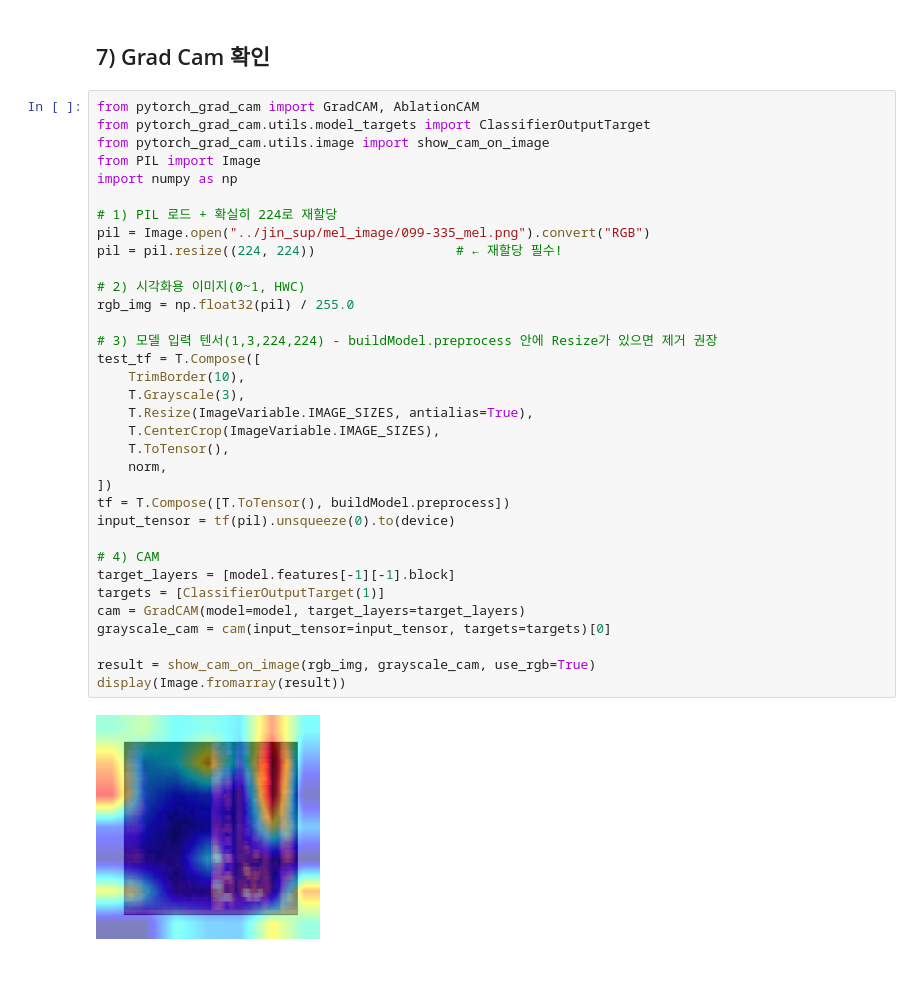
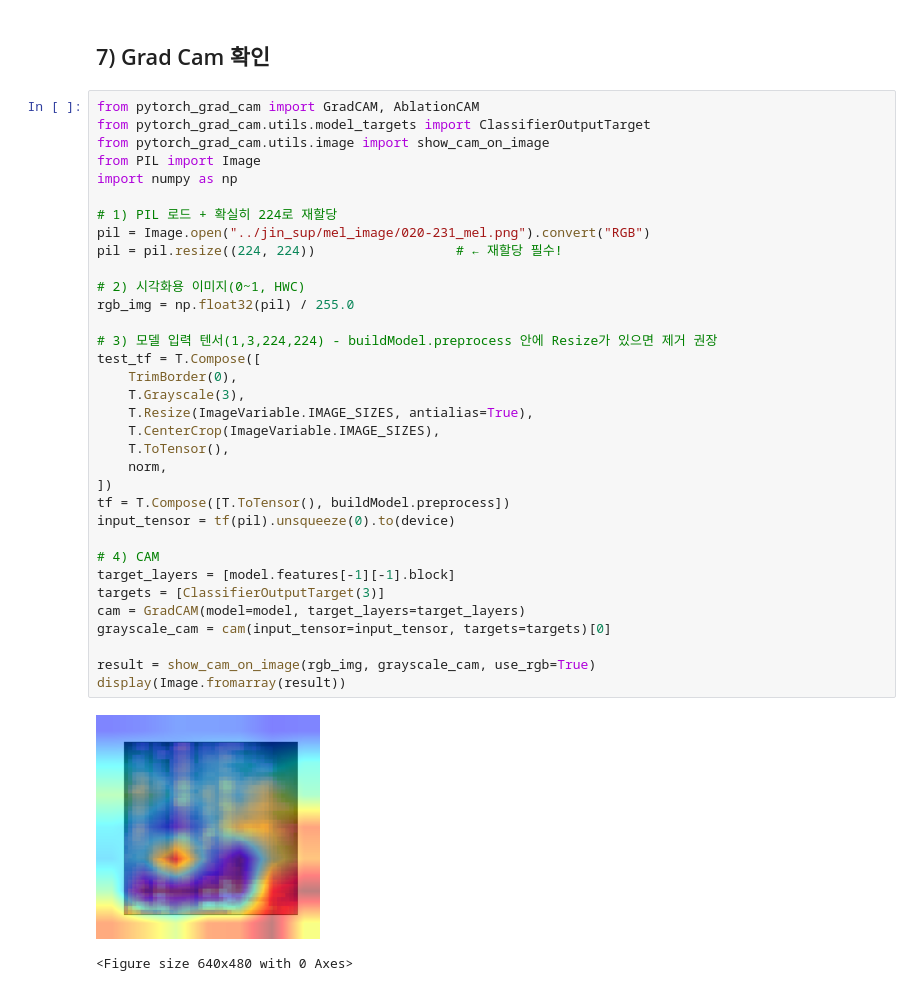
Before and after one commit to LonerStayle/aug-08month_project5, a Jupyter notebook: jin_sup/lab_start.ipynb, the cells around one changed output. Drawn from its saved outputs; the diff is of its cells as text.

```diff
--- a/jin_sup/lab_start.ipynb
+++ b/jin_sup/lab_start.ipynb
@@ -340,34 +329,35 @@ from pytorch_grad_cam import GradCAM, AblationCAM
 from pytorch_grad_cam.utils.model_targets import ClassifierOutputTarget
 from pytorch_grad_cam.utils.image import show_cam_on_image
 from PIL import Image
 import numpy as np
 
 # 1) PIL 로드 + 확실히 224로 재할당
-pil = Image.open("../jin_sup/mel_image/099-335_mel.png").convert("RGB")
+pil = Image.open("../jin_sup/mel_image/020-231_mel.png").convert("RGB")
 pil = pil.resize((224, 224))                  # ← 재할당 필수!
 
 # 2) 시각화용 이미지(0~1, HWC)
 rgb_img = np.float32(pil) / 255.0
 
 # 3) 모델 입력 텐서(1,3,224,224) - buildModel.preprocess 안에 Resize가 있으면 제거 권장
 test_tf = T.Compose([
-    TrimBorder(10),
+    TrimBorder(0),
     T.Grayscale(3),
     T.Resize(ImageVariable.IMAGE_SIZES, antialias=True),
     T.CenterCrop(ImageVariable.IMAGE_SIZES),
     T.ToTensor(),
     norm,
 ])
 tf = T.Compose([T.ToTensor(), buildModel.preprocess])
 input_tensor = tf(pil).unsqueeze(0).to(device)
 
 # 4) CAM
 target_layers = [model.features[-1][-1].block]
-targets = [ClassifierOutputTarget(1)]
+targets = [ClassifierOutputTarget(3)]
 cam = GradCAM(model=model, target_layers=target_layers)
 grayscale_cam = cam(input_tensor=input_tensor, targets=targets)[0]
 
 result = show_cam_on_image(rgb_img, grayscale_cam, use_rgb=True)
 display(Image.fromarray(result))
 # %% [output]
-[figure, old version]
+[figure, new version]
+<Figure size 640x480 with 0 Axes>
```
Also changed, not shown: parts of 1 cell of this notebook.
